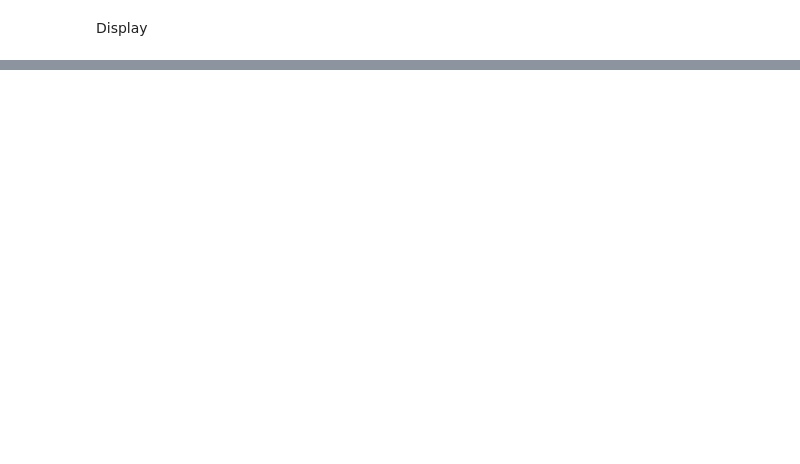
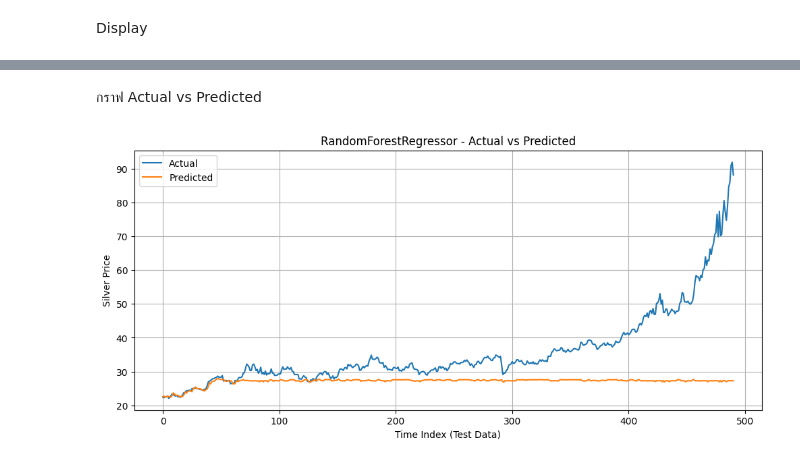
Before and after one commit to natchanon39089Dv/AIProject, a Jupyter notebook: Module/Real/RandomForrest.ipynb, the cells around one changed output, grey strips where cells are left out. Cells and saved outputs as stored; diff of their text form; code cells hidden in the pictures; blank space fills up the shorter version.

Commit message:
finall random forest

```diff
--- a/Module/Real/RandomForrest.ipynb
+++ b/Module/Real/RandomForrest.ipynb
@@ -33,6 +33,13 @@ df['MA7'] = df['Close'].rolling(window=7).mean()
 # 30-Day Moving Average
 df['MA30'] = df['Close'].rolling(window=30).mean()
 
+##lag feature
+df['Lag1'] = df['Close'].shift(1)
+df['Lag2'] = df['Close'].shift(2)
+df['Lag3'] = df['Close'].shift(3)
+df['Lag5'] = df['Close'].shift(5)
+df['Lag10'] = df['Close'].shift(10)
+
 # for  more acc
 # momantum
 df['Return'] = df['Close'].pct_change()
@@ -40,6 +47,8 @@ df['Return'] = df['Close'].pct_change()
 df['MA3'] = df['Close'].rolling(3).mean()
 #volaitixxx
 df['Volatility'] = df['Close'].rolling(7).std()
+df['Return'] = df['Close'].pct_change()
+df['Volatility'] = df['Close'].rolling(7).std()
 
 ## Drop NA
 df = df.dropna()
@@ -89,25 +107,21 @@ X_test_scaled = scaler.transform(X_test)
 # %% [markdown]
 Use RandomForest
 # %%
-from sklearn.ensemble import RandomForestClassifier
-from sklearn.metrics import accuracy_score, classification_report
+from sklearn.ensemble import RandomForestRegressor
+from sklearn.metrics import r2_score, mean_absolute_error, mean_squared_error
 
-model = RandomForestClassifier(
-    n_estimators=300,          # more trees = more stable
-    max_depth=8,               # prevent overfitting
-    min_samples_split=10,      # reduce noise learning
+
+# สร้างโมเดล Regression
+model = RandomForestRegressor(
+    n_estimators=500,
+    max_depth=None,
+    min_samples_split=10,
     min_samples_leaf=5,
-    class_weight='balanced',   # VERY IMPORTANT
     random_state=42
 )
 
+# Train
 model.fit(X_train_scaled, y_train)
 
+# Predict
 y_pred = model.predict(X_test_scaled)
-
-print("Accuracy:", accuracy_score(y_test, y_pred))
-print(classification_report(y_test, y_pred))
-from sklearn.metrics import balanced_accuracy_score
-
-print("Balanced Accuracy:",
-      balanced_accuracy_score(y_test, y_pred))
@@ -260,0 +157,16 @@ plt.show()
+# %% [markdown]
+กราฟ Actual vs Predicted
+# %%
+import matplotlib.pyplot as plt
+
+plt.figure(figsize=(12,5))
+plt.plot(y_test.values, label="Actual")
+plt.plot(y_pred, label="Predicted")
+plt.title("RandomForestRegressor - Actual vs Predicted")
+plt.xlabel("Time Index (Test Data)")
+plt.ylabel("Silver Price")
+plt.legend()
+plt.grid(True)
+plt.show()
+# %% [output]
+[figure, added]
```
Also changed, not shown: parts of 16 cells of this notebook.
